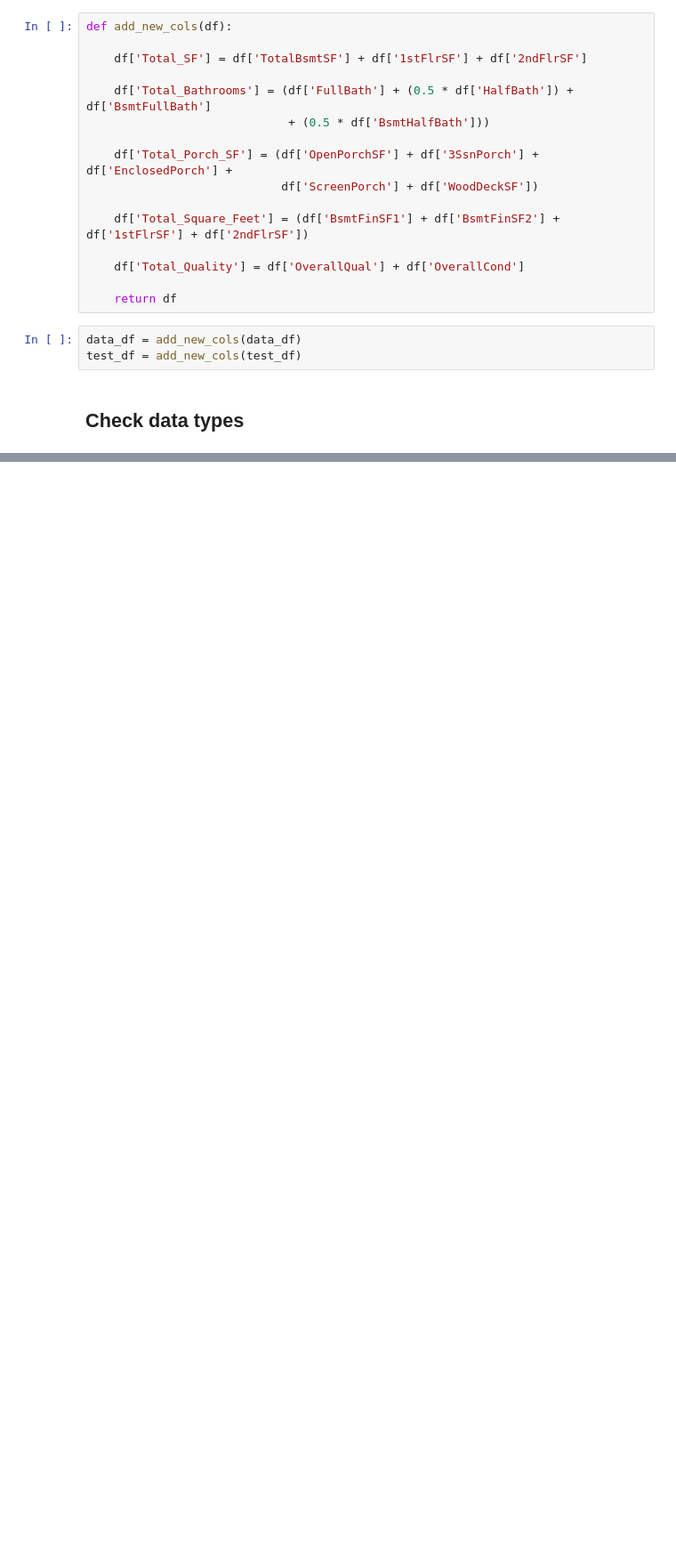
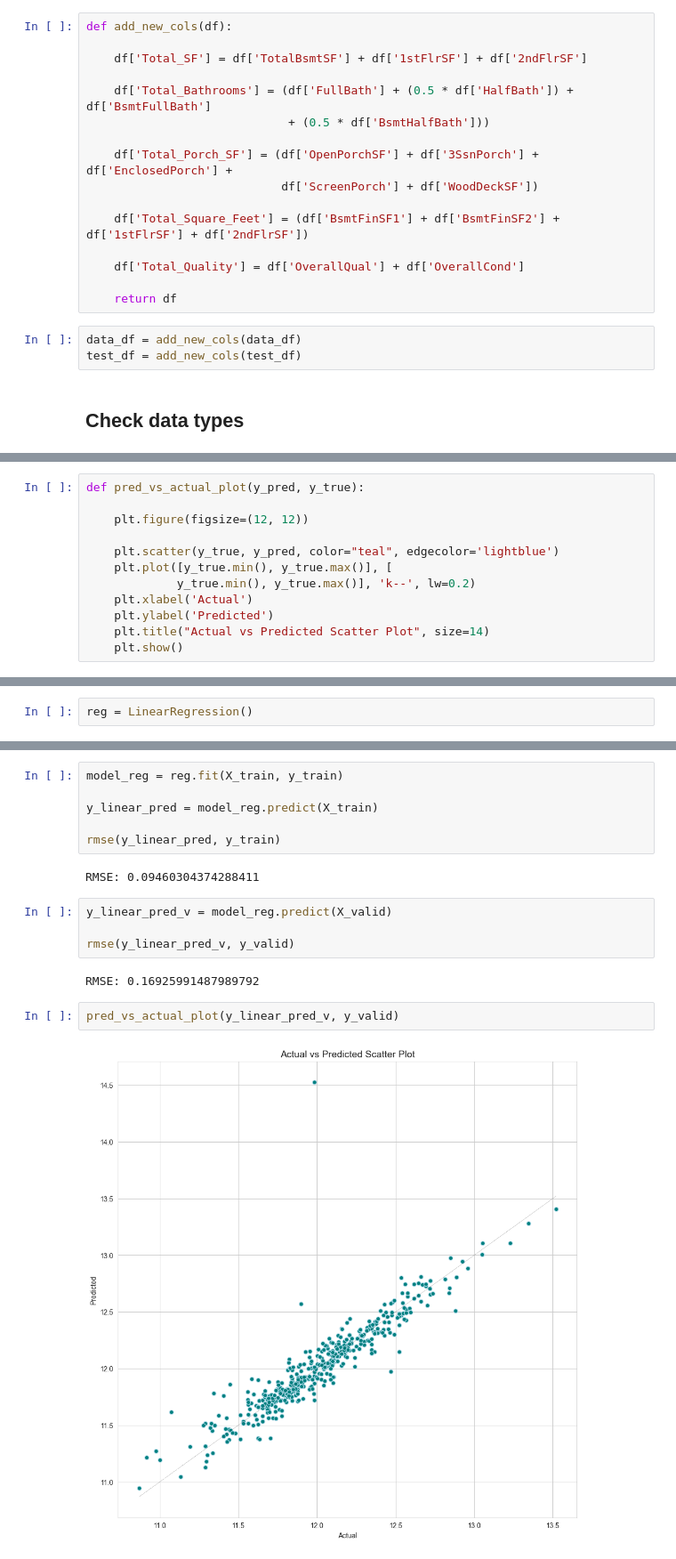
Before and after one commit to hoaghiepp/ml_learning, a Jupyter notebook: house_prices_prediction_kaggle/house_price_predicition.ipynb, the cells around one changed output, grey strips where cells are left out. Shown at 89% size. Cells and saved outputs as stored; diff of their text form; blank space fills up the shorter version.

```diff
--- a/house_prices_prediction_kaggle/house_price_predicition.ipynb
+++ b/house_prices_prediction_kaggle/house_price_predicition.ipynb
@@ -402,0 +500,12 @@ print(data_df.shape)
+# %%
+def pred_vs_actual_plot(y_pred, y_true):
+
+    plt.figure(figsize=(12, 12))
+
+    plt.scatter(y_true, y_pred, color="teal", edgecolor='lightblue')
+    plt.plot([y_true.min(), y_true.max()], [
+             y_true.min(), y_true.max()], 'k--', lw=0.2)
+    plt.xlabel('Actual')
+    plt.ylabel('Predicted')
+    plt.title("Actual vs Predicted Scatter Plot", size=14)
+    plt.show()
@@ -402,0 +516,2 @@ print(data_df.shape)
+# %%
+reg = LinearRegression()
@@ -402,0 +522,18 @@ print(data_df.shape)
+# %%
+model_reg = reg.fit(X_train, y_train)
+
+y_linear_pred = model_reg.predict(X_train)
+
+rmse(y_linear_pred, y_train)
+# %% [output]
+RMSE: 0.09460304374288411
+# %%
+y_linear_pred_v = model_reg.predict(X_valid)
+
+rmse(y_linear_pred_v, y_valid)
+# %% [output]
+RMSE: 0.16925991487989792
+# %%
+pred_vs_actual_plot(y_linear_pred_v, y_valid)
+# %% [output]
+[figure, added]
```
Also changed, not shown: parts of 81 cells of this notebook, 1 other file.
